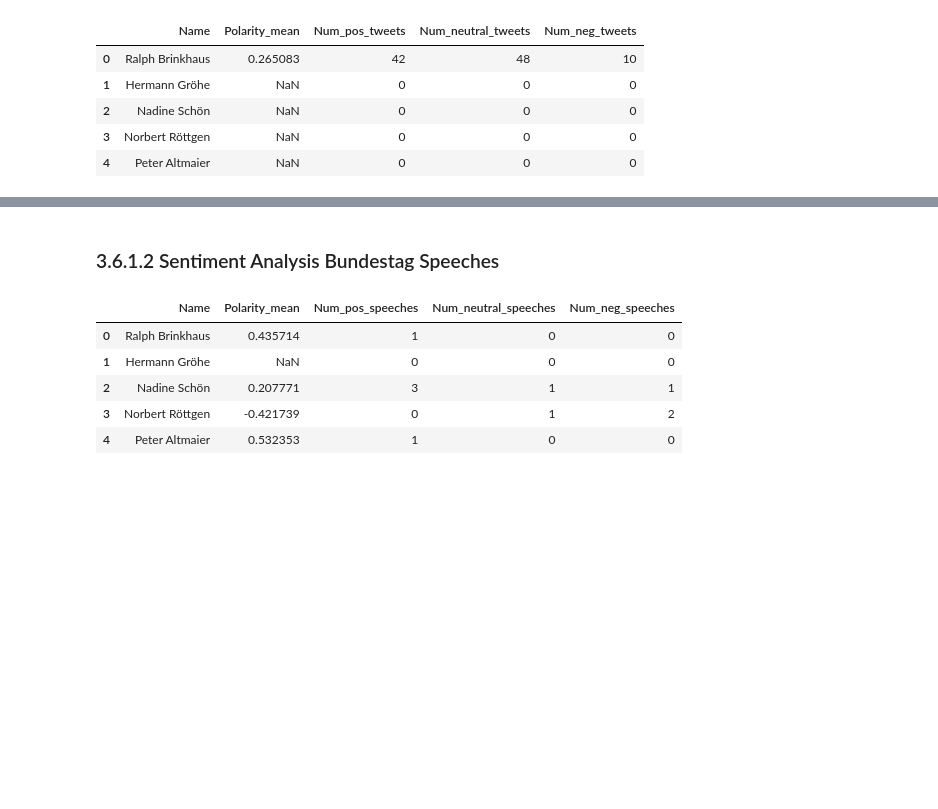
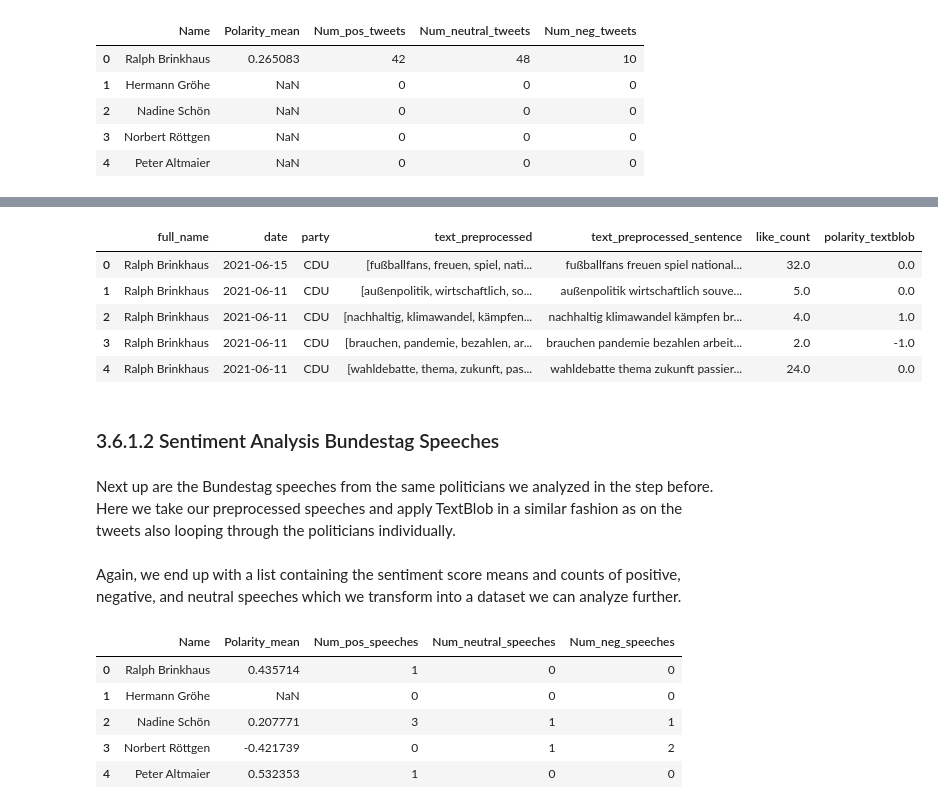
Before and after one commit to JakobLangenbahn/amca, a Jupyter notebook: notebooks/3.6-sk-sentiment-tweets-spacy-final.ipynb, the cells around one changed output, grey strips where cells are left out. Cells and saved outputs as stored; diff of their text form; code cells hidden in the pictures; blank space fills up the shorter version.

Commit message:
sentiment analysis commented

```diff
--- a/notebooks/3.6-sk-sentiment-tweets-spacy.ipynb
+++ b/notebooks/3.6-sk-sentiment-tweets-spacy-final.ipynb
@@ -115,5 +109,16 @@ display(pre_data_twitter)
+# %%
+pre_data_twitter.head()
+# %% [output]
+|  | full_name | date | party | text_preprocessed | text_preprocessed_sentence | like_count | polarity_textblob |
+| 0 | Ralph Brinkhaus | 2021-06-15 | CDU | [fußballfans, freuen, spiel, nati... | fußballfans freuen spiel national... | 32.0 | 0.0 |
+| 1 | Ralph Brinkhaus | 2021-06-11 | CDU | [außenpolitik, wirtschaftlich, so... | außenpolitik wirtschaftlich souve... | 5.0 | 0.0 |
+| 2 | Ralph Brinkhaus | 2021-06-11 | CDU | [nachhaltig, klimawandel, kämpfen... | nachhaltig klimawandel kämpfen br... | 4.0 | 1.0 |
+| 3 | Ralph Brinkhaus | 2021-06-11 | CDU | [brauchen, pandemie, bezahlen, ar... | brauchen pandemie bezahlen arbeit... | 2.0 | -1.0 |
+| 4 | Ralph Brinkhaus | 2021-06-11 | CDU | [wahldebatte, thema, zukunft, pas... | wahldebatte thema zukunft passier... | 24.0 | 0.0 |
 # %% [markdown]
 ### 3.6.1.2 Sentiment Analysis Bundestag Speeches
+# %% [markdown]
+Next up are the Bundestag speeches from the same politicians we analyzed in the step before. Here we take our preprocessed speeches and apply TextBlob in a similar fashion as on the tweets also looping through the politicians individually.
 # %%
 #loop through all the politicians we want to analyze
 data=[]
@@ -149,6 +154,8 @@ for name in tqdm(['Ralph Brinkhaus','Hermann Gröhe', 'Nadine Schön' ,'Norbert
             neutral_p += 1
     #set up list to secure the values generated
     data.append([name,p_mean,positive_p,neutral_p,negative_p])
+# %% [markdown]
+Again, we end up with a list containing the sentiment score means and counts of positive, negative, and neutral speeches which we transform into a dataset we can analyze further.
 # %%
 #set up dataframe with all values
 dataf = pd.DataFrame(data, columns=['Name','Polarity_mean','Num_pos_speeches','Num_neutral_speeches','Num_neg_speeches'])
```
Also changed, not shown: parts of 16 cells of this notebook.
